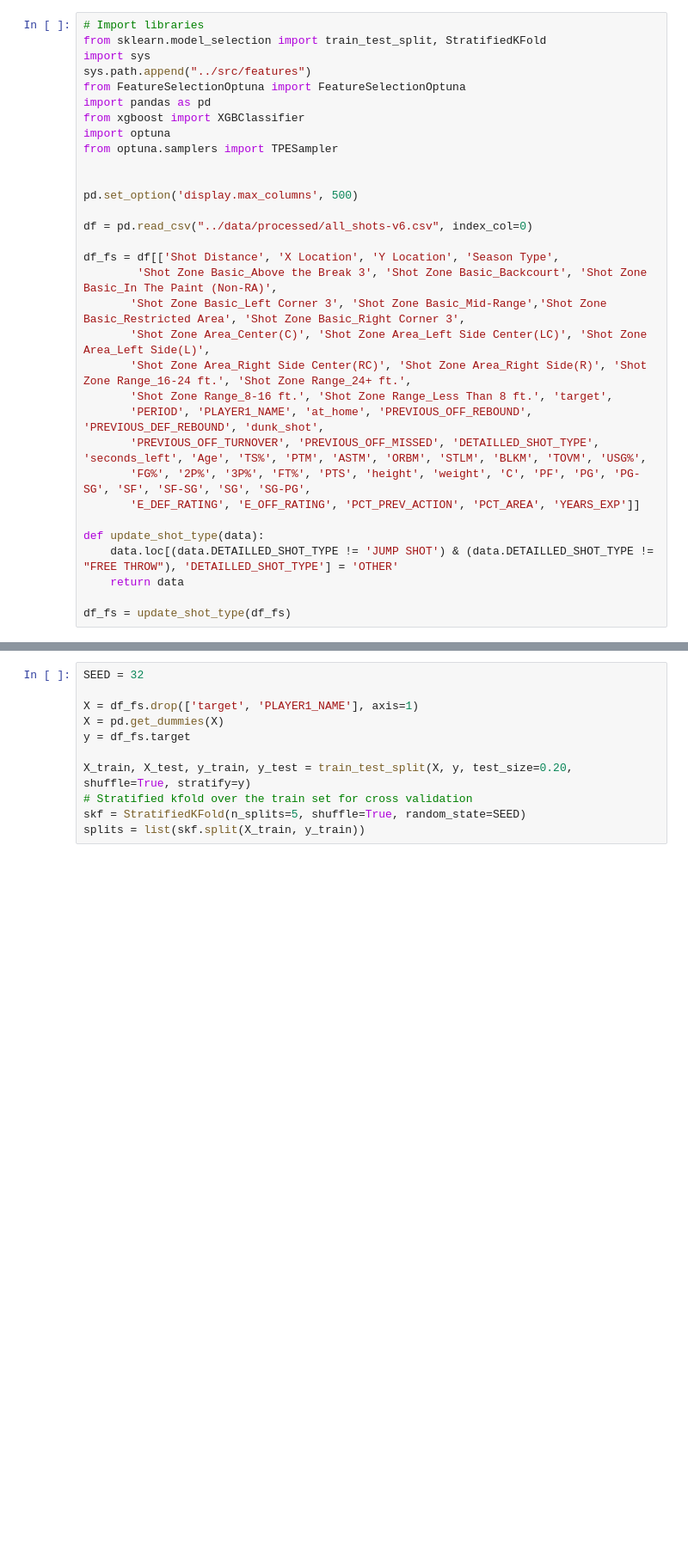
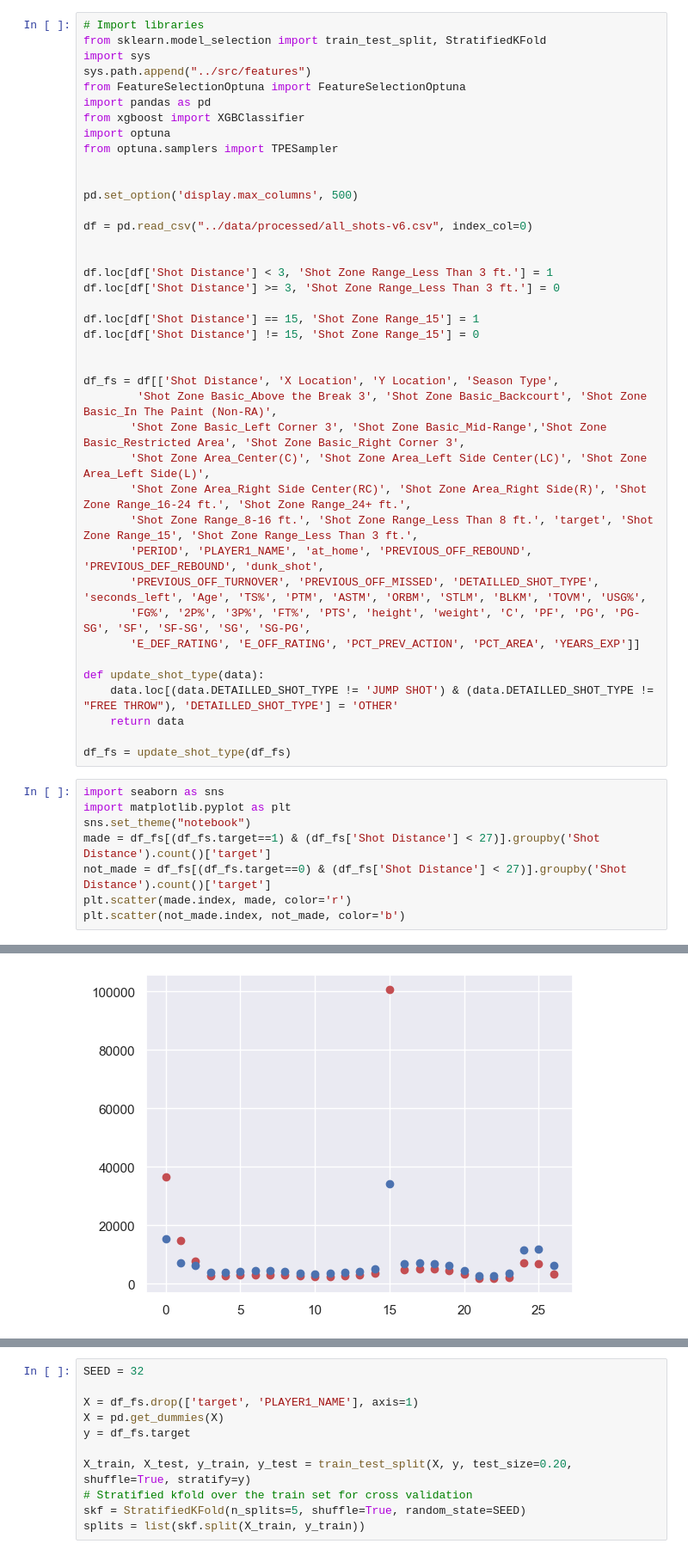
Before and after one commit to DataScientest-Studio/fev24_cds_nba1, a Jupyter notebook: notebooks/5.0-sarah-feature-selection.ipynb, the cells around one changed output, grey strips where cells are left out. Shown: that part at 86% size. Saved outputs shown, nothing was run; the diff lists cells and outputs as text; blank space fills up the shorter version.

```diff
--- a/notebooks/5.0-sarah-feature-selection.ipynb
+++ b/notebooks/5.0-sarah-feature-selection.ipynb
@@ -14,12 +14,20 @@ pd.set_option('display.max_columns', 500)
 
 df = pd.read_csv("../data/processed/all_shots-v6.csv", index_col=0)
 
+
+df.loc[df['Shot Distance'] < 3, 'Shot Zone Range_Less Than 3 ft.'] = 1
+df.loc[df['Shot Distance'] >= 3, 'Shot Zone Range_Less Than 3 ft.'] = 0
+
+df.loc[df['Shot Distance'] == 15, 'Shot Zone Range_15'] = 1
+df.loc[df['Shot Distance'] != 15, 'Shot Zone Range_15'] = 0
+
+
 df_fs = df[['Shot Distance', 'X Location', 'Y Location', 'Season Type',
         'Shot Zone Basic_Above the Break 3', 'Shot Zone Basic_Backcourt', 'Shot Zone Basic_In The Paint (Non-RA)',
        'Shot Zone Basic_Left Corner 3', 'Shot Zone Basic_Mid-Range','Shot Zone Basic_Restricted Area', 'Shot Zone Basic_Right Corner 3',
        'Shot Zone Area_Center(C)', 'Shot Zone Area_Left Side Center(LC)', 'Shot Zone Area_Left Side(L)',
        'Shot Zone Area_Right Side Center(RC)', 'Shot Zone Area_Right Side(R)', 'Shot Zone Range_16-24 ft.', 'Shot Zone Range_24+ ft.',
-       'Shot Zone Range_8-16 ft.', 'Shot Zone Range_Less Than 8 ft.', 'target',
+       'Shot Zone Range_8-16 ft.', 'Shot Zone Range_Less Than 8 ft.', 'target', 'Shot Zone Range_15', 'Shot Zone Range_Less Than 3 ft.',
        'PERIOD', 'PLAYER1_NAME', 'at_home', 'PREVIOUS_OFF_REBOUND', 'PREVIOUS_DEF_REBOUND', 'dunk_shot',
        'PREVIOUS_OFF_TURNOVER', 'PREVIOUS_OFF_MISSED', 'DETAILLED_SHOT_TYPE',  'seconds_left', 'Age', 'TS%', 'PTM', 'ASTM', 'ORBM', 'STLM', 'BLKM', 'TOVM', 'USG%',
        'FG%', '2P%', '3P%', 'FT%', 'PTS', 'height', 'weight', 'C', 'PF', 'PG', 'PG-SG', 'SF', 'SF-SG', 'SG', 'SG-PG',
@@ -30,3 +38,12 @@ def update_shot_type(data):
     return data
 
 df_fs = update_shot_type(df_fs)
+# %%
+import seaborn as sns
+import matplotlib.pyplot as plt
+sns.set_theme("notebook")
+made = df_fs[(df_fs.target==1) & (df_fs['Shot Distance'] < 27)].groupby('Shot Distance').count()['target']
+not_made = df_fs[(df_fs.target==0) & (df_fs['Shot Distance'] < 27)].groupby('Shot Distance').count()['target']
+plt.scatter(made.index, made, color='r')
+plt.scatter(not_made.index, not_made, color='b')
+# %% [output]
@@ -32,0 +51 @@ df_fs = update_shot_type(df_fs)
+[figure, added]
```
Also changed, not shown: parts of 6 cells of this notebook, 3 other files.
